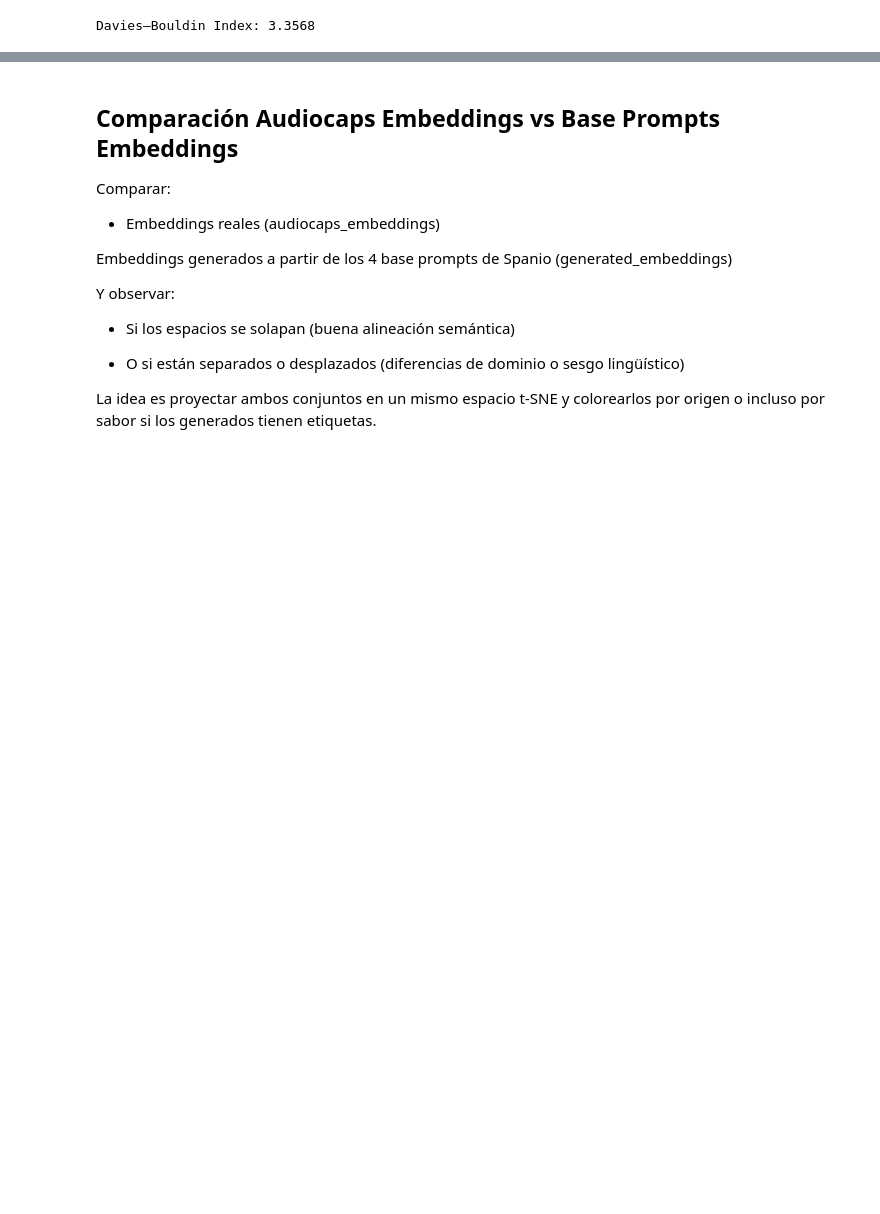
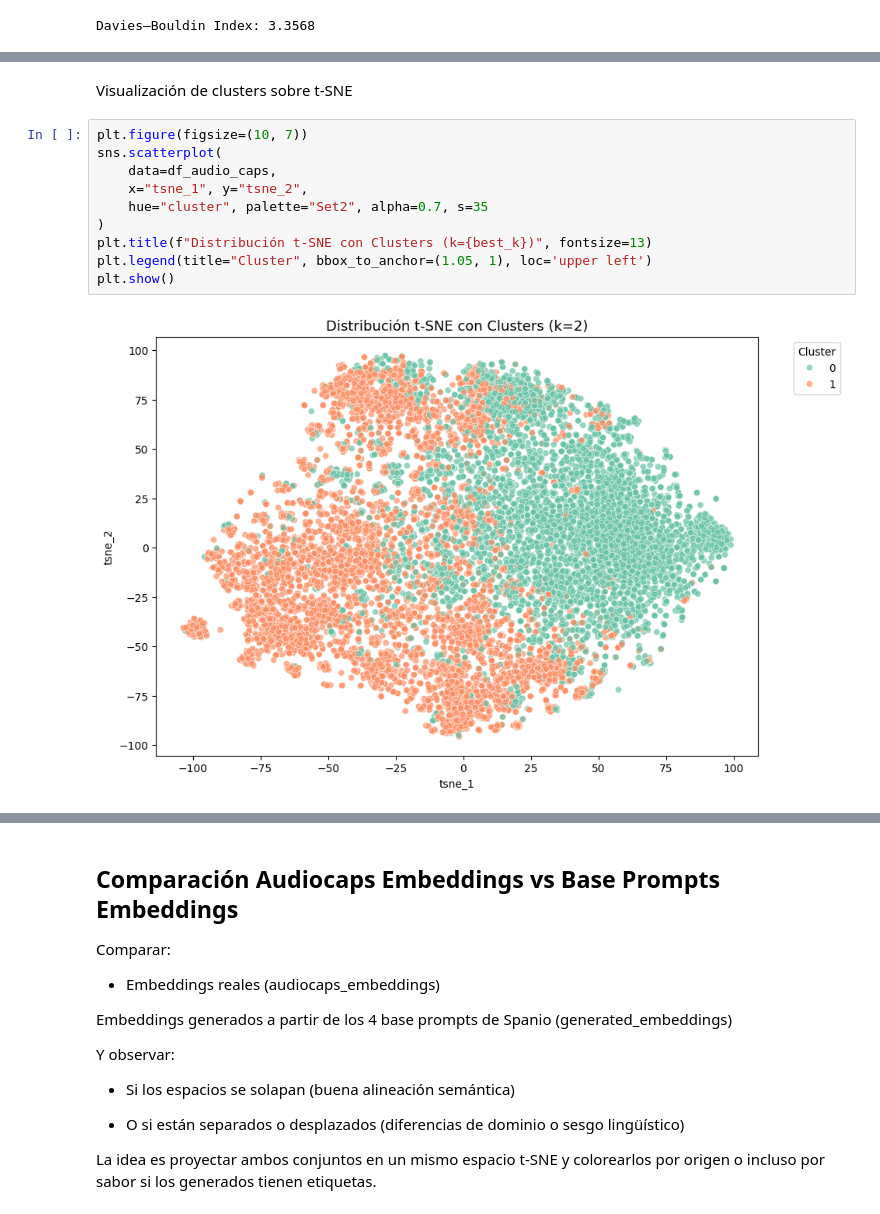
Before and after one commit to audioreprompt-org/audio_reprompt, a Jupyter notebook: models/notebooks/tsne-music-caps.ipynb, the cells around one changed output, grey strips where cells are left out. Saved outputs shown, nothing was run; the diff lists cells and outputs as text; blank space fills up the shorter version.

```diff
--- a/models/notebooks/tsne-music-caps.ipynb
+++ b/models/notebooks/tsne-music-caps.ipynb
@@ -384,0 +484,14 @@ Mejor número de clusters según Silhouette: 2 (score=0.1163)
+# %% [markdown]
+Visualización de clusters sobre t-SNE
+# %%
+plt.figure(figsize=(10, 7))
+sns.scatterplot(
+    data=df_audio_caps,
+    x="tsne_1", y="tsne_2",
+    hue="cluster", palette="Set2", alpha=0.7, s=35
+)
+plt.title(f"Distribución t-SNE con Clusters (k={best_k})", fontsize=13)
+plt.legend(title="Cluster", bbox_to_anchor=(1.05, 1), loc='upper left')
+plt.show()
+# %% [output]
+[figure, added]
```
Also changed, not shown: parts of 31 cells of this notebook.
